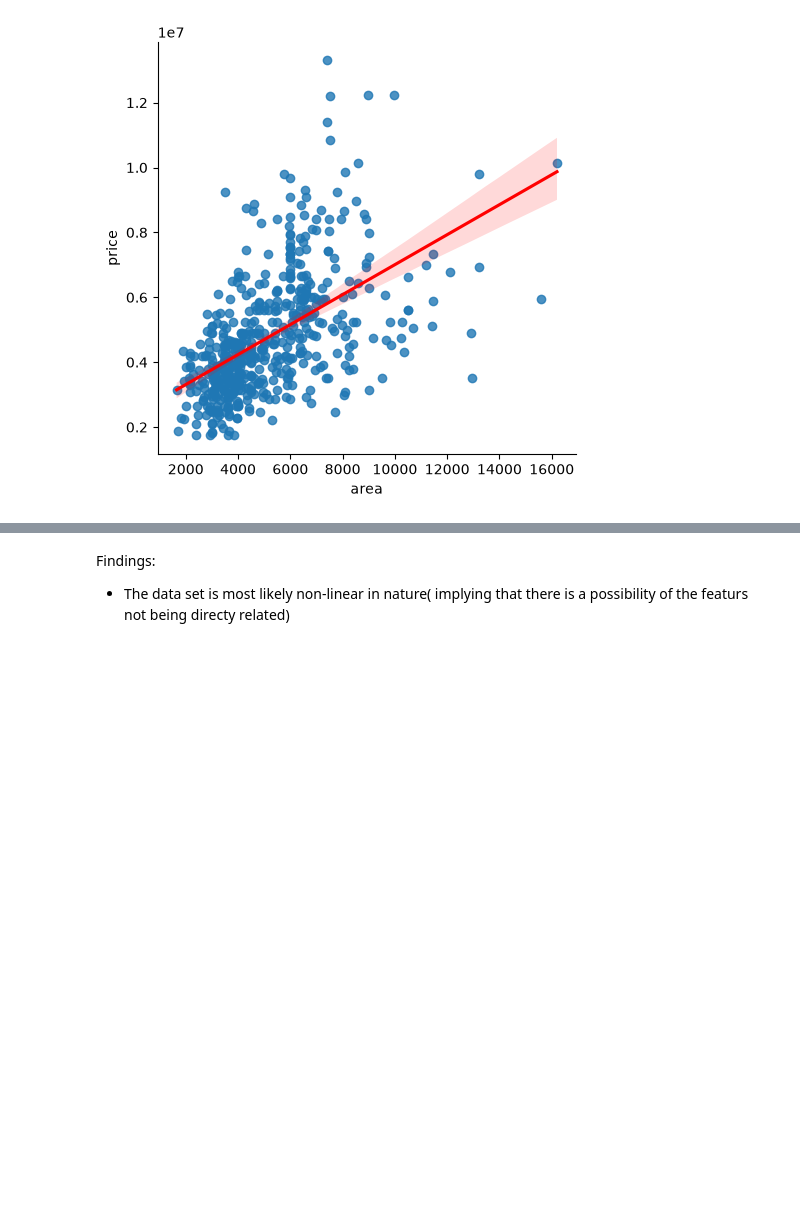
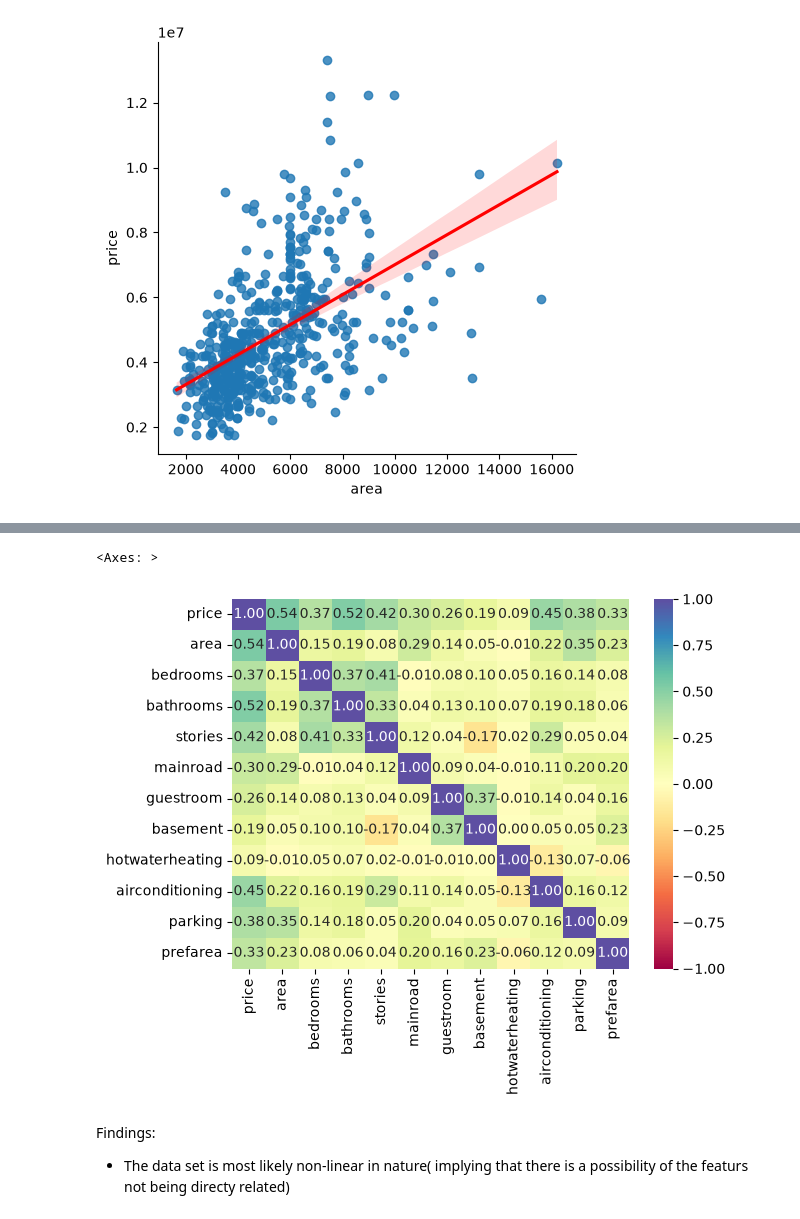
Before and after one commit to JosephRidge/ML-101-Series, a Jupyter notebook: LinearRegression/simple_linear.ipynb, the cells around one changed output, grey strips where cells are left out. Drawn from its saved outputs; the diff is of its cells as text; code cells hidden in the pictures; blank space fills up the shorter version.

```diff
--- a/LinearRegression/simple_linear.ipynb
+++ b/LinearRegression/simple_linear.ipynb
@@ -133,3 +263,8 @@ sns.lmplot(data=df, x="area", y="price",line_kws= {"color" : "red"})
+# %%
+sns.heatmap(df_3.corr(), annot=True, vmin=-1, vmax=1, fmt=".2f", cmap="Spectral")
+# %% [output]
+<Axes: >
+[figure, added]
 # %% [markdown]
 Findings:
 - The data set is most likely non-linear in nature( implying that there is a possibility of the featurs not being directy related)
```
Also changed, not shown: parts of 27 cells of this notebook.
